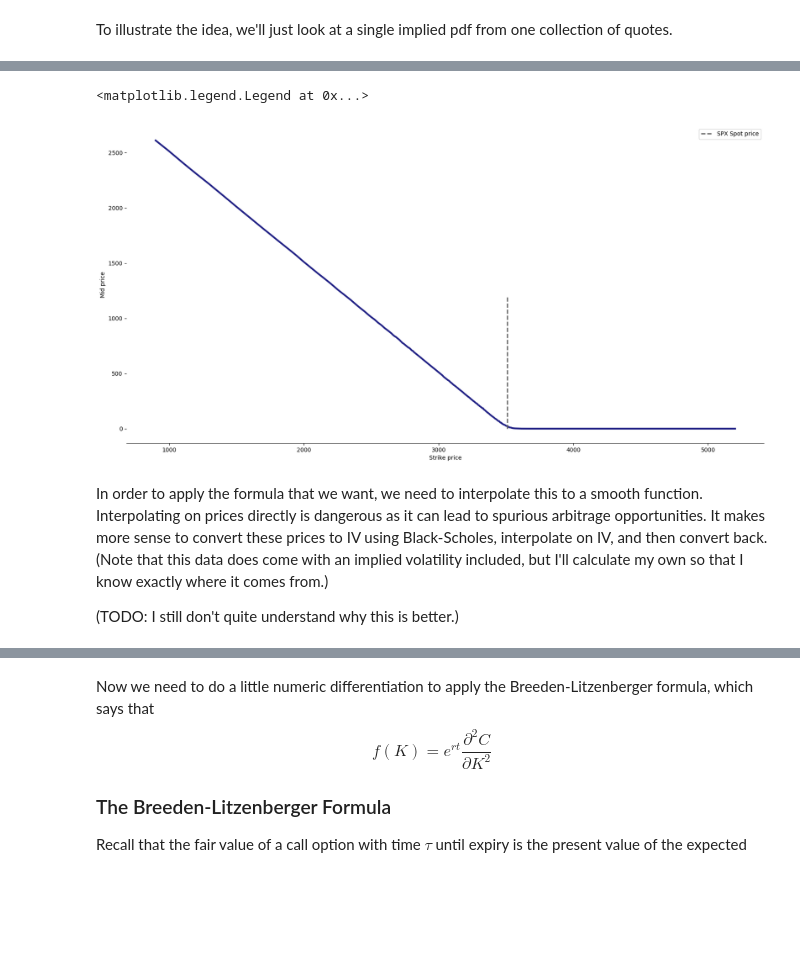
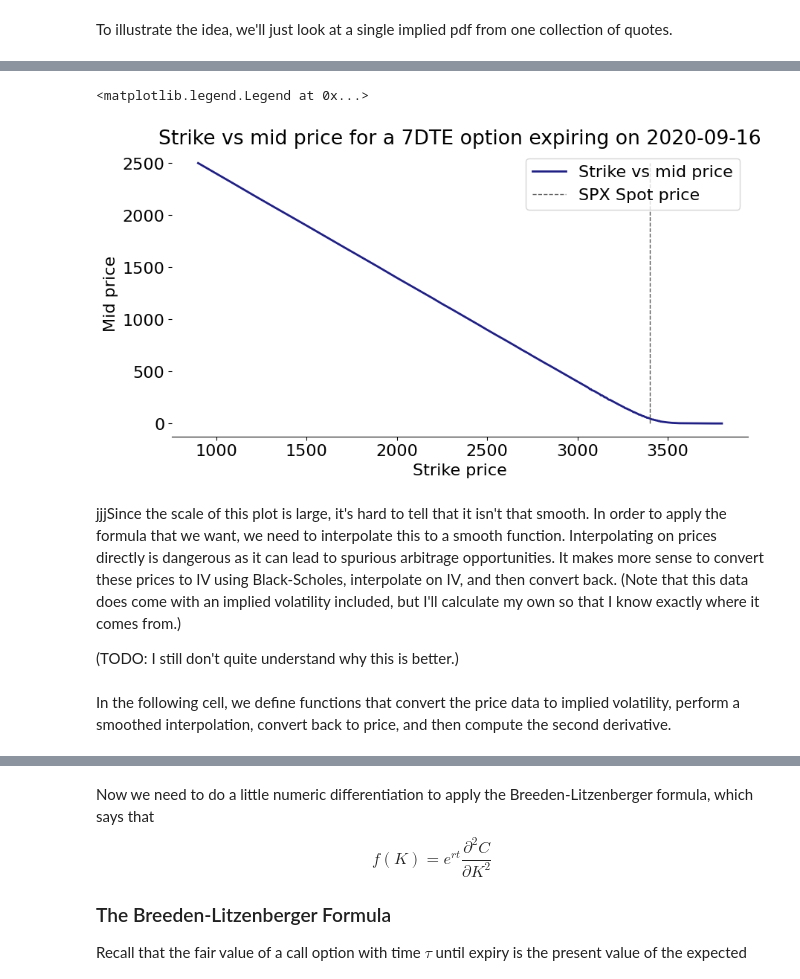
Before and after one commit to swbuchanan/implied-stock-distributions, a Jupyter notebook: project.ipynb, the cells around one changed output, grey strips where cells are left out. Drawn from its saved outputs; the diff is of its cells as text; code cells hidden in the pictures; blank space fills up the shorter version.

```diff
--- a/project.ipynb
+++ b/project.ipynb
@@ -138,23 +132,27 @@ display(spx_1dte_dfs[0])
 # %%
-fig, ax = plt.subplots(figsize=(20,10))
+fig, ax = plt.subplots(figsize=(10,5))
 
 # for df in spx_1dte_dfs:
     # ax.plot(df['strike'], df['call_mid'], alpha=.1)
 
-df = spx_1dte_dfs[100].copy()
-ax.plot(df['strike'], df['call_mid'], color="#1F1F84", linewidth=3)
-ax.vlines(df['underlying_last'].mean(), ymin=0, ymax=1200, color="#5C5C5C", linestyle="--", linewidth=2, label="SPX Spot price")
+df = spx_7dte_dfs[random.randint(0,len(spx_7dte_dfs)-1)].copy()
+expire_date = pd.to_datetime(df['expire_unix'].mode()[0], unit="s").date()
+plt.title(f"Strike vs mid price for a 7DTE option expiring on {expire_date}")
+
+ax.plot(df['strike'], df['call_mid'], color="#1F1F84", linewidth=2, label=f"Strike vs mid price")
+ax.vlines(df['underlying_last'].mean(), ymin=0, ymax=df['call_mid'].max(), color="#5C5C5C", linestyle="--", linewidth=1, label="SPX Spot price")
 
 ax.spines["right"].set_visible(False)
 ax.spines["left"].set_visible(False)
 ax.spines["top"].set_visible(False)
 ax.set_xlabel("Strike price")
 ax.set_ylabel("Mid price");
 ax.legend()
 # %% [output]
 <matplotlib.legend.Legend at 0x...>
-[figure, old version]
+[figure, new version]
 # %% [markdown]
+jjjSince the scale of this plot is large, it's hard to tell that it isn't that smooth.
 In order to apply the formula that we want, we need to interpolate this to a smooth function.
 Interpolating on prices directly is dangerous as it can lead to spurious arbitrage opportunities.
 It makes more sense to convert these prices to IV using Black-Scholes, interpolate on IV, and then convert back.
@@ -162,6 +160,8 @@ It makes more sense to convert these prices to IV using Black-Scholes, interpola
 
 
 (TODO: I still don't quite understand why this is better.)
+# %% [markdown]
+In the following cell, we define functions that convert the price data to implied volatility, perform a smoothed interpolation, convert back to price, and then compute the second derivative.
 # %%
 from black_scholes import *
 from math import sqrt
```
Also changed, not shown: parts of 6 cells of this notebook, 6 other files.
